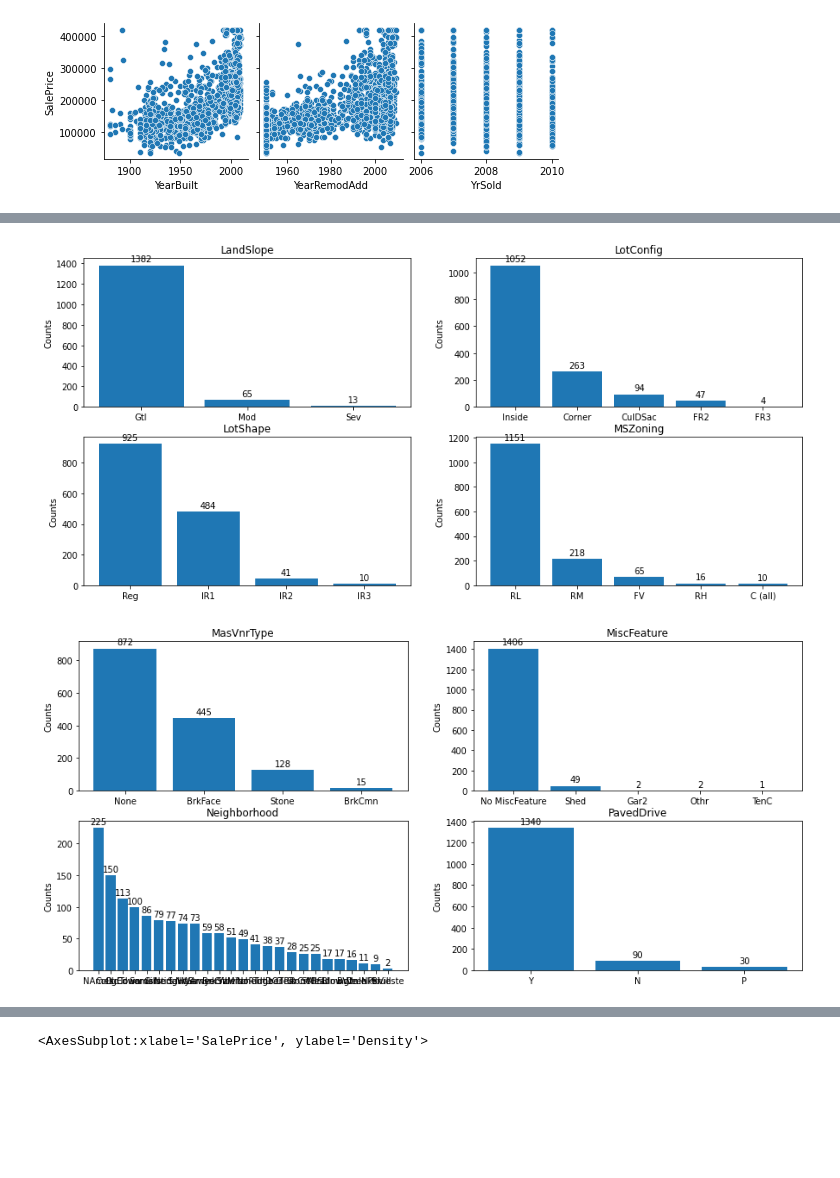
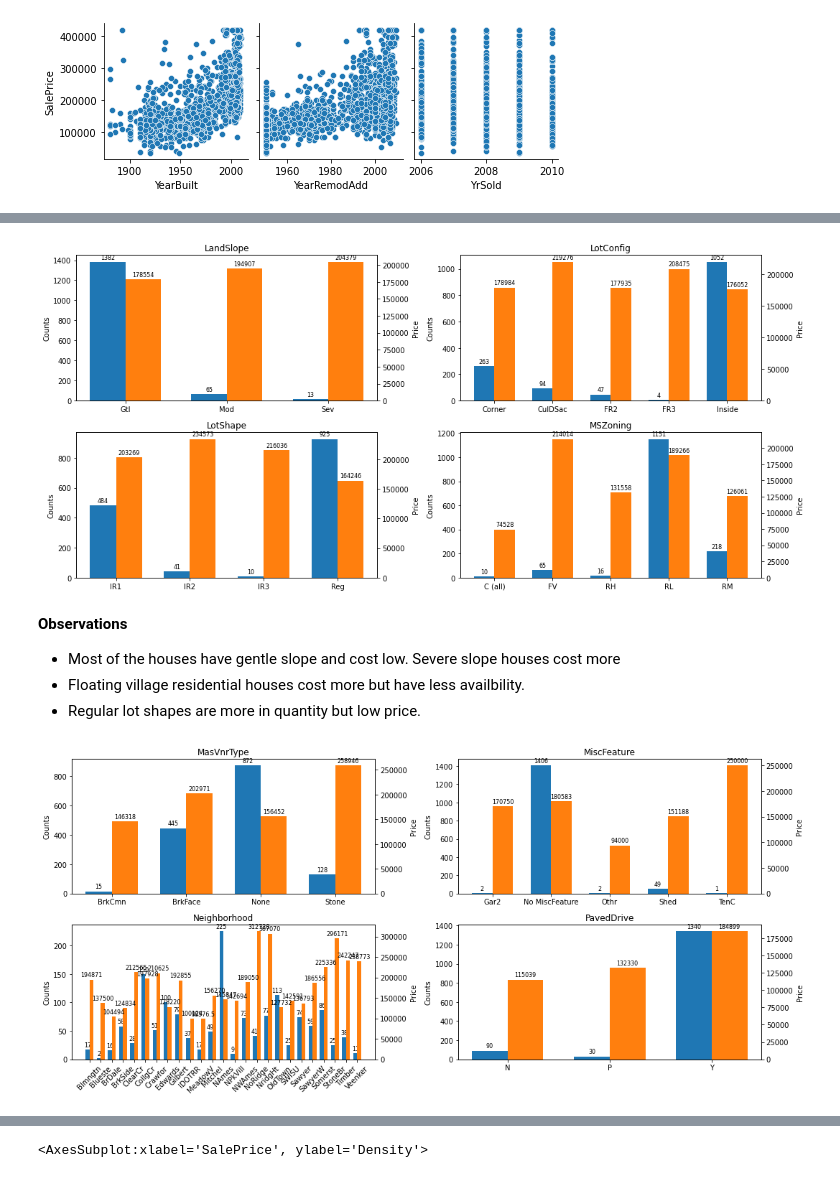
Before and after one commit to bharathngowda/machine_learning_Iowa_house_price_prediction, a Jupyter notebook: House Price Prediction.ipynb, the cells around one changed output, grey strips where cells are left out. Cells and saved outputs as stored; diff of their text form; code cells hidden in the pictures; blank space fills up the shorter version.

```diff
--- a/House Price Prediction.ipynb
+++ b/House Price Prediction.ipynb
@@ -1283,29 +1423,65 @@ for i,j in zip(plotlist[6],ax.flat):
 # %%
 fig,ax=plt.subplots(nrows=2,ncols=2,figsize=(15,7))
 for i,j in zip(plotlist[7],ax.flat):
-    j.bar(train[i].value_counts().index,train[i].value_counts().values)
-#     j.set_xlabel(i)
+    x=np.arange(len(train.groupby([i]).count().sort_values(i)['SalePrice'].index))
+    k=j.twinx()
+    j.get_shared_x_axes().join(j, k)
+    j.bar(x - width/2,train.groupby([i]).count().sort_values(i)['SalePrice'].values, width, label='Count',color='C0')
+    k.bar(x + width/2,train.groupby([i]).mean().sort_values(i)['SalePrice'].values, width, label='SalePrice',color='C1')
+
+    j.set_xticks(x)
+    j.set_xticklabels(train.groupby([i]).count().sort_values(i)['SalePrice'].index)
     j.set_ylabel('Counts')
+    k.set_ylabel('Price')
     j.set_title(i)
     for p in j.patches:
         h = p.get_height()
         x = p.get_x()+p.get_width()/2
-        j.annotate("%g" % p.get_height(), xy=(x,h), xytext=(0,2),textcoords="offset points", ha="center", va="bottom")
+        j.annotate("%g" % p.get_height(), xy=(x,h), xytext=(0,2),textcoords="offset points", ha="center", va="bottom",
+                  fontsize=8)
+    for p in k.patches:
+        h = p.get_height()
+        x = p.get_x()+p.get_width()/2
+        k.annotate("%g" % p.get_height(), xy=(x,h), xytext=(0,2),textcoords="offset points", ha="center", va="bottom",
+                  fontsize=8)
+fig.tight_layout()
 # %% [output]
-[figure, old version]
+[figure, new version]
+# %% [markdown]
+**Observations**
+- Most of the houses have gentle slope and cost low. Severe slope houses cost more
+- Floating village residential houses cost more but have less availbility.
+- Regular lot shapes are more in quantity but low price.
 # %%
 fig,ax=plt.subplots(nrows=2,ncols=2,figsize=(15,7))
 for i,j in zip(plotlist[8],ax.flat):
-    j.bar(train[i].value_counts().index,train[i].value_counts().values)
-#     j.set_xlabel(i)
+    x=np.arange(len(train.groupby([i]).count().sort_values(i)['SalePrice'].index))
+    k=j.twinx()
+    j.get_shared_x_axes().join(j, k)
+    j.bar(x - width/2,train.groupby([i]).count().sort_values(i)['SalePrice'].values, width, label='Count',color='C0')
+    k.bar(x + width/2,train.groupby([i]).mean().sort_values(i)['SalePrice'].values, width, label='SalePrice',color='C1')
+
+    j.set_xticks(x)
+    if i=='Neighborhood':
+        j.set_xticklabels(train.groupby([i]).count().sort_values(i)['SalePrice'].index,rotation=45)
+    else:
+        j.set_xticklabels(train.groupby([i]).count().sort_values(i)['SalePrice'].index)
     j.set_ylabel('Counts')
+    k.set_ylabel('Price')
     j.set_title(i)
     for p in j.patches:
         h = p.get_height()
         x = p.get_x()+p.get_width()/2
-        j.annotate("%g" % p.get_height(), xy=(x,h), xytext=(0,2),textcoords="offset points", ha="center", va="bottom")
+        j.annotate("%g" % p.get_height(), xy=(x,h), xytext=(0,2),textcoords="offset points", ha="center", va="bottom",
+                  fontsize=8)
+    for p in k.patches:
+        h = p.get_height()
+        x = p.get_x()+p.get_width()/2
+        k.annotate("%g" % p.get_height(), xy=(x,h), xytext=(0,2),textcoords="offset points", ha="center", va="bottom",
+                  fontsize=8)
+fig.tight_layout()
 # %% [output]
-[figure, old version]
+[figure, new version]
 # %%
 fig,ax=plt.subplots(nrows=2,ncols=2,figsize=(15,7))
 for i,j in zip(plotlist[9],ax.flat):
```
Also changed, not shown: parts of 22 cells of this notebook.
